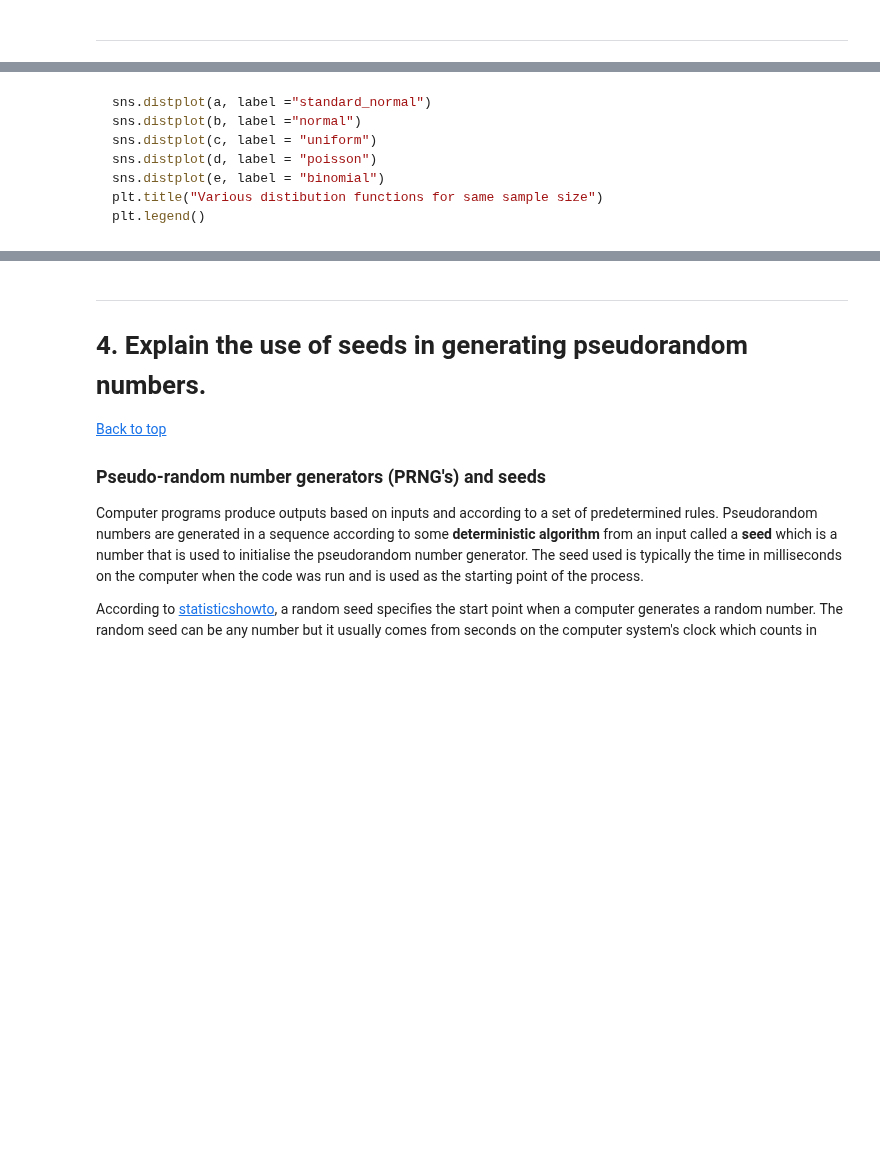
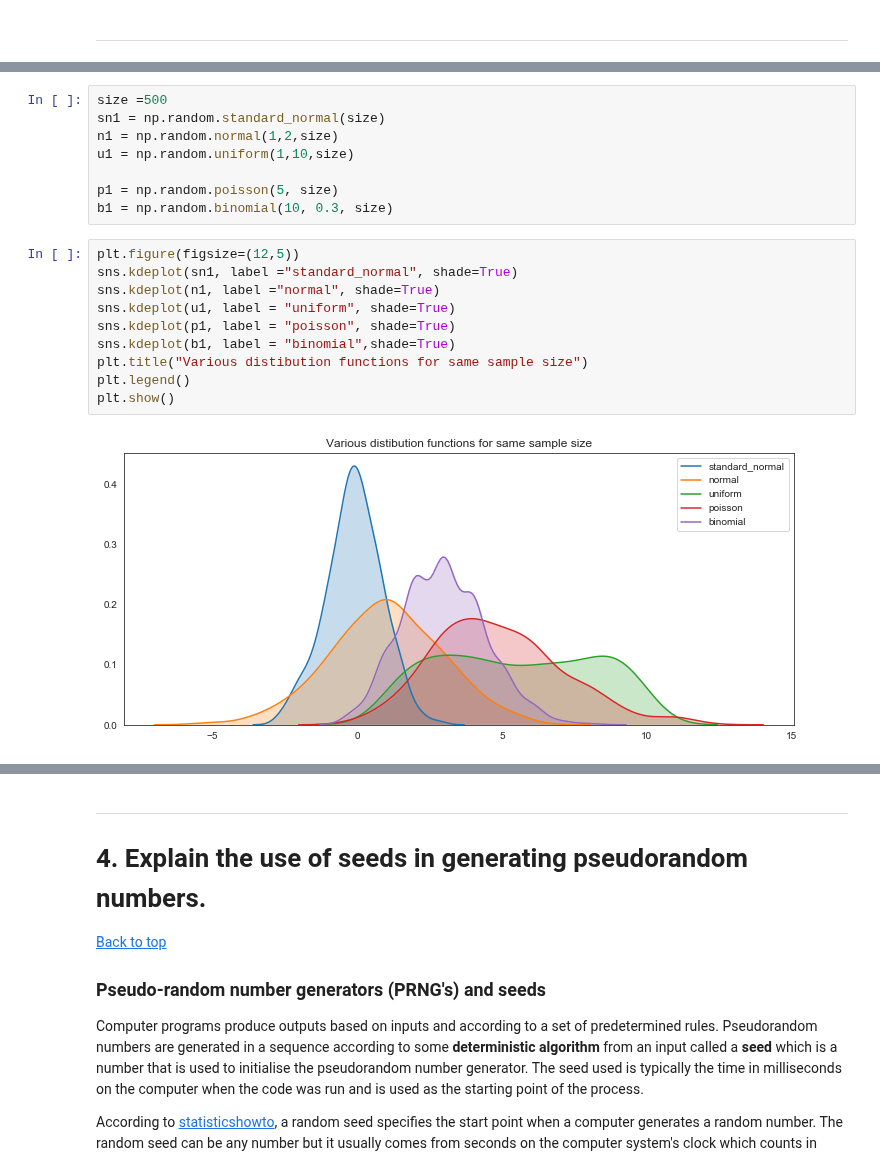
Before and after one commit to angela1C/Programming-for-Data-Analysis-numpy.random-project-2019, a Jupyter notebook: NumpyRandom.ipynb, the cells around one changed output, grey strips where cells are left out. Saved outputs shown, nothing was run; the diff lists cells and outputs as text; blank space fills up the shorter version.

````diff
--- a/NumpyRandom.ipynb
+++ b/NumpyRandom.ipynb
@@ -1469,10 +1459,20 @@ e = np.random.binomial(10, 0.3, 1000)
-# %% [markdown]
-```python
-sns.distplot(a, label ="standard_normal")
-sns.distplot(b, label ="normal")
-sns.distplot(c, label = "uniform")
-sns.distplot(d, label = "poisson")
-sns.distplot(e, label = "binomial")
-plt.title("Various distibution functions for same sample size")
-plt.legend()
-```
+# %%
+size =500
+sn1 = np.random.standard_normal(size)
+n1 = np.random.normal(1,2,size)
+u1 = np.random.uniform(1,10,size)
+
+p1 = np.random.poisson(5, size)
+b1 = np.random.binomial(10, 0.3, size)
+# %%
+plt.figure(figsize=(12,5))
+sns.kdeplot(sn1, label ="standard_normal", shade=True)
+sns.kdeplot(n1, label ="normal", shade=True)
+sns.kdeplot(u1, label = "uniform", shade=True)
+sns.kdeplot(p1, label = "poisson", shade=True)
+sns.kdeplot(b1, label = "binomial",shade=True)
+plt.title("Various distibution functions for same sample size")
+plt.legend()
+plt.show()
+# %% [output]
+[figure, added]
````
Also changed, not shown: parts of 29 cells of this notebook, 2 other files.
